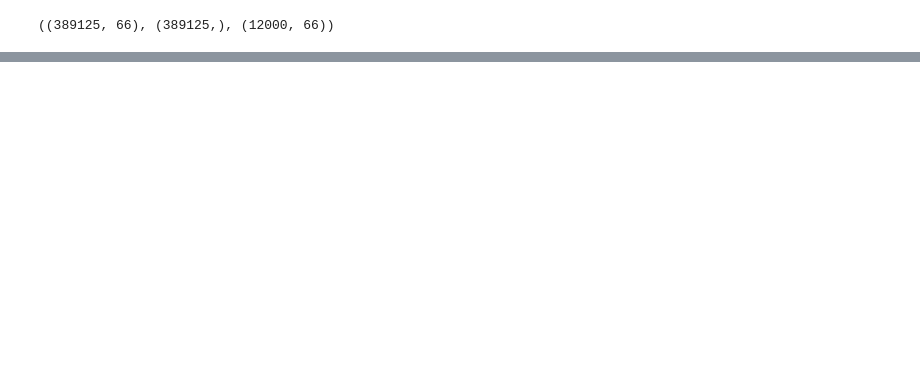
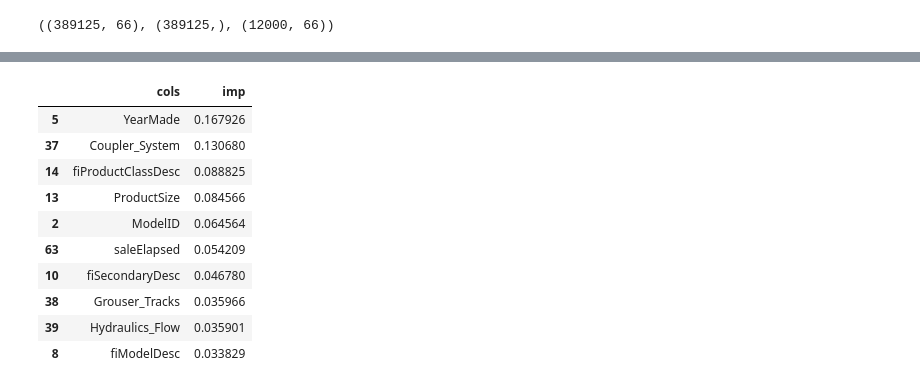
Before and after one commit to ElFarash/Blue-Book-For-Bulldozers, a Jupyter notebook: Blue Book For Bulldozers.ipynb, the cells around one changed output, grey strips where cells are left out. Saved outputs shown, nothing was run; the diff lists cells and outputs as text; code cells hidden in the pictures; blank space fills up the shorter version.

```diff
--- a/Blue Book For Bulldozers.ipynb
+++ b/Blue Book For Bulldozers.ipynb
@@ -236,23 +236,3 @@ def fix_missing(df,col,name):
     if pd.api.types.is_numeric_dtype(col):
         if pd.isnull(col).sum(): df[name + '_na'] = pd.isnull(col)
         df[name] = col.fillna(col.median())
-# %%
-def proc_df(df, y_fld, skip_flds=None, do_scale=False,
-                preproc_fn=None, max_n_cat=None, subset=None, mapper=None):
-
-    if not skip_flds : skip_flds=[]
-    if subset : df = get_sample(df,subset)
-    df = df.copy()
-    if preproc_fn: preproc_fn(df)
-    y = df[y_fld].values
-    #drop depebndent variables
-    df.drop(skip_flds+[y_fld], axis=1, inplace=True)
-
-    #if numercial place is missing replace it with median and add new column to let us know which ones were missing
-    for n,c in df.items() : fix_missing(df,c,n)
-    if do_scale : mapper = scale_var(df)
-    #if categorical place is missing panads cat code automatically become -1 so we replace it with cat.code +1
-    for n,c in df.items() : numericalize(df,c,n,max_n_cat)
-    res = [pd.get_dummies(df,dummy_na=True) , y ]
-    if not do_scale : return res
-    return res + [mapper]
@@ -300,0 +386,18 @@ def print_score(m):
+# %%
+def rf_feat_importance(m, df):
+    return pd.DataFrame({'cols':df.columns, 'imp':m.feature_importances_}
+                       ).sort_values('imp', ascending=False)
+
+fi = rf_feat_importance(m, df); fi[:10]
+# %% [output]
+|  | cols | imp |
+| 5 | YearMade | 0.167926 |
+| 37 | Coupler_System | 0.130680 |
+| 14 | fiProductClassDesc | 0.088825 |
+| 13 | ProductSize | 0.084566 |
+| 2 | ModelID | 0.064564 |
+| 63 | saleElapsed | 0.054209 |
+| 10 | fiSecondaryDesc | 0.046780 |
+| 38 | Grouser_Tracks | 0.035966 |
+| 39 | Hydraulics_Flow | 0.035901 |
+| 8 | fiModelDesc | 0.033829 |
```
Also changed, not shown: parts of 37 cells of this notebook, 1 other file.
